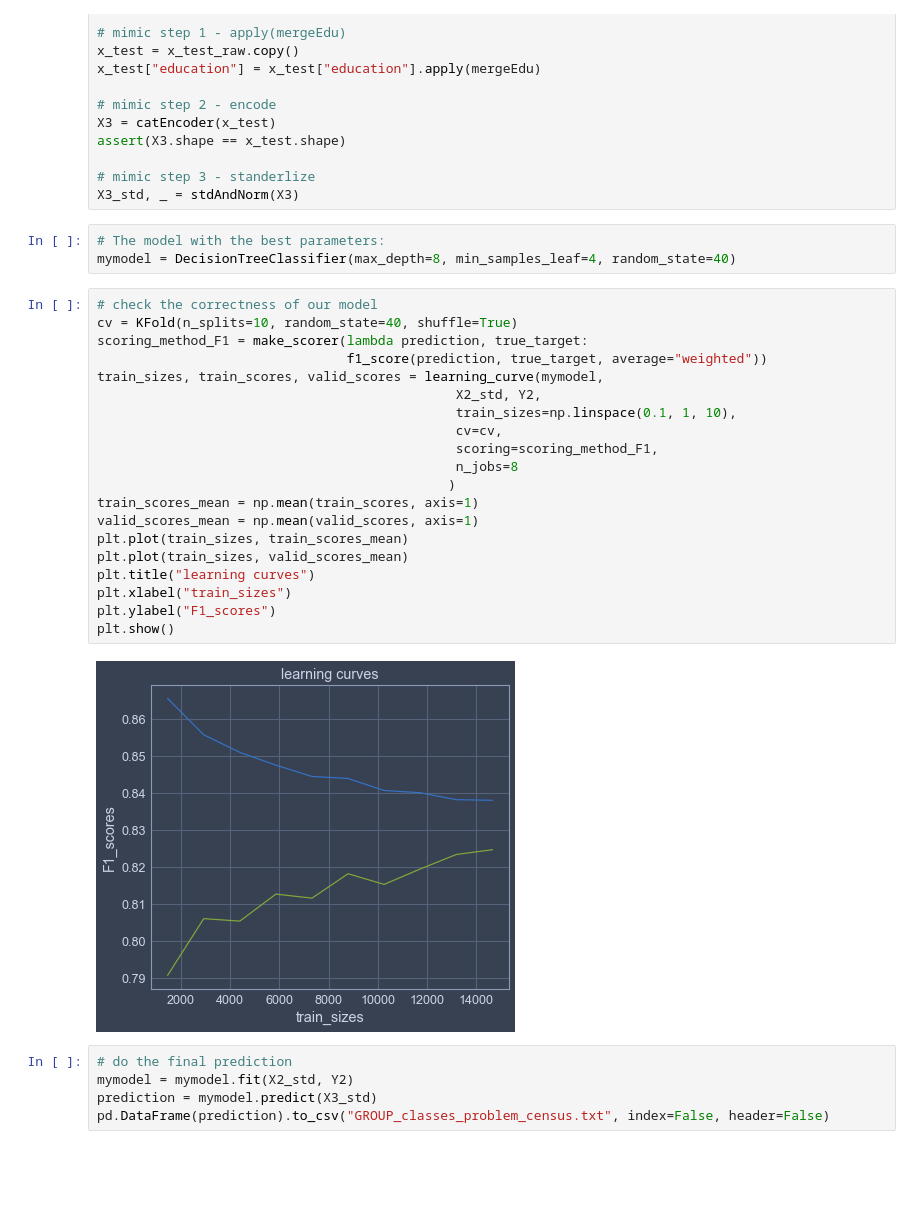
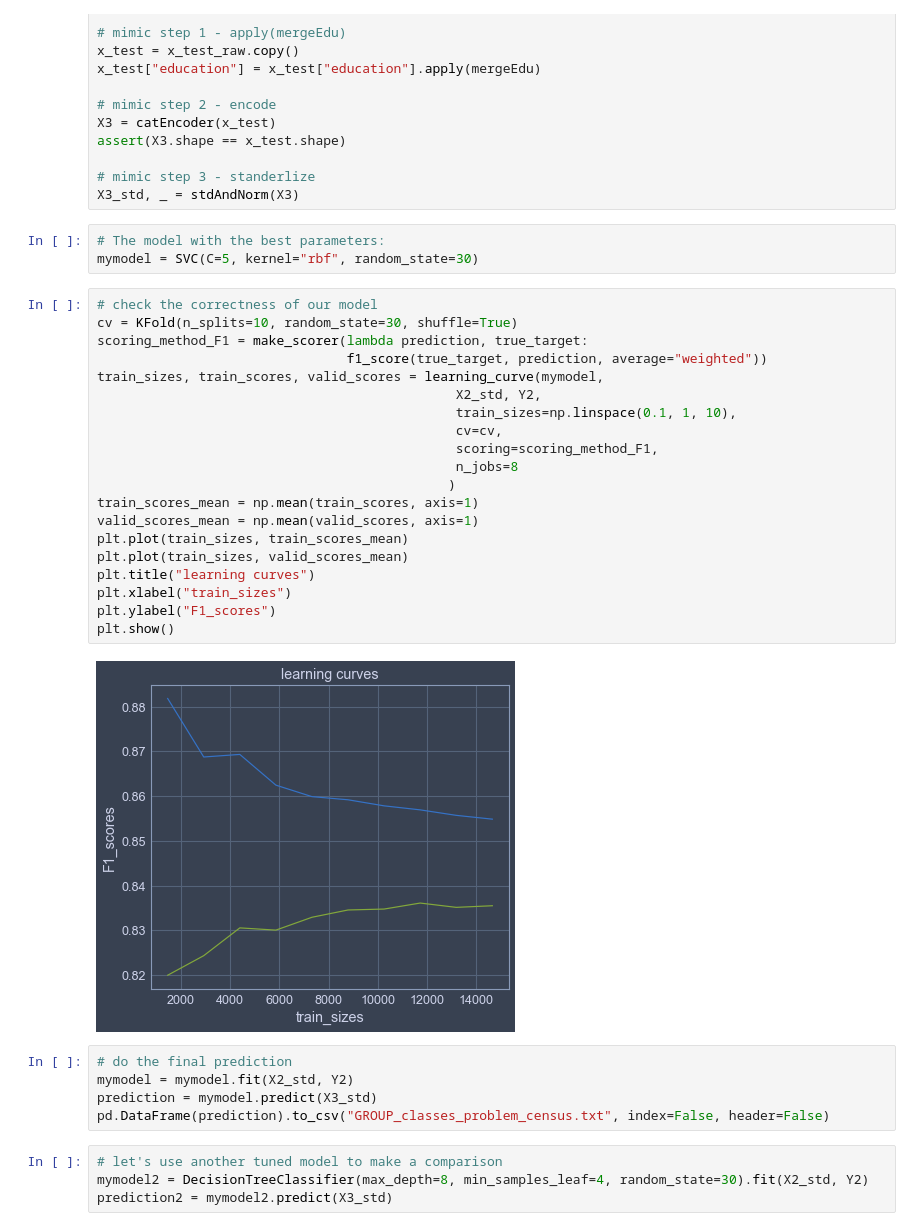
Before and after one commit to Timo9Madrid7/CSE2510MachineLearning, a Jupyter notebook: America Census/GROUP_problem_census.ipynb, the cells around one changed output. Drawn from its saved outputs; the diff is of its cells as text; blank space fills up the shorter version.

```diff
--- a/America Census/GROUP_problem_census.ipynb
+++ b/America Census/GROUP_problem_census.ipynb
@@ -825,31 +963,35 @@ assert(X3.shape == x_test.shape)
 X3_std, _ = stdAndNorm(X3)
 # %%
 # The model with the best parameters:
-mymodel = DecisionTreeClassifier(max_depth=8, min_samples_leaf=4, random_state=40)
+mymodel = SVC(C=5, kernel="rbf", random_state=30)
 # %%
 # check the correctness of our model
-cv = KFold(n_splits=10, random_state=40, shuffle=True)
+cv = KFold(n_splits=10, random_state=30, shuffle=True)
 scoring_method_F1 = make_scorer(lambda prediction, true_target:
-                                f1_score(prediction, true_target, average="weighted"))
+                                f1_score(true_target, prediction, average="weighted"))
 train_sizes, train_scores, valid_scores = learning_curve(mymodel,
                                               X2_std, Y2,
                                               train_sizes=np.linspace(0.1, 1, 10),
                                               cv=cv,
                                               scoring=scoring_method_F1,
                                               n_jobs=8
                                              )
 train_scores_mean = np.mean(train_scores, axis=1)
 valid_scores_mean = np.mean(valid_scores, axis=1)
 plt.plot(train_sizes, train_scores_mean)
 plt.plot(train_sizes, valid_scores_mean)
 plt.title("learning curves")
 plt.xlabel("train_sizes")
 plt.ylabel("F1_scores")
 plt.show()
 # %% [output]
-[figure, old version]
+[figure, new version]
 # %%
 # do the final prediction
 mymodel = mymodel.fit(X2_std, Y2)
 prediction = mymodel.predict(X3_std)
 pd.DataFrame(prediction).to_csv("GROUP_classes_problem_census.txt", index=False, header=False)
+# %%
+# let's use another tuned model to make a comparison
+mymodel2 = DecisionTreeClassifier(max_depth=8, min_samples_leaf=4, random_state=30).fit(X2_std, Y2)
+prediction2 = mymodel2.predict(X3_std)
```
Also changed, not shown: parts of 23 cells of this notebook, 10 other files.
